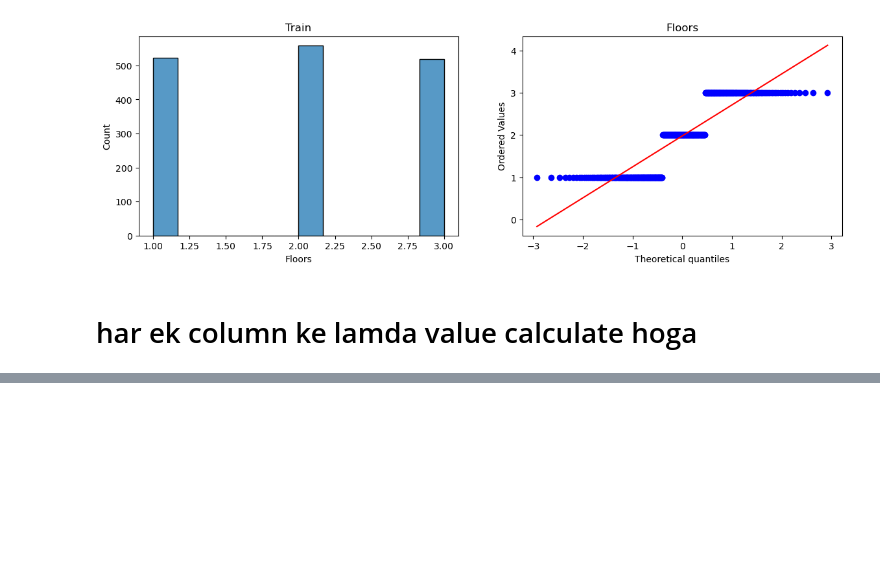
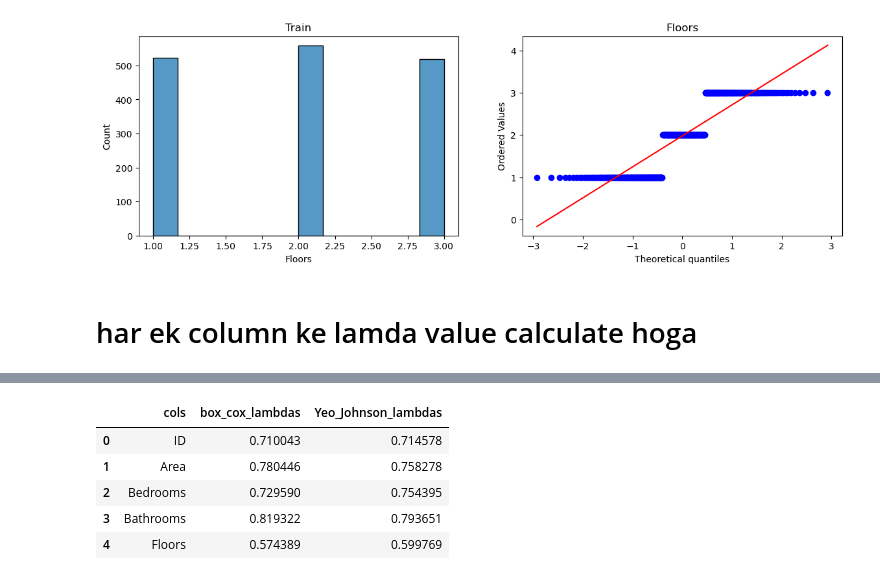
Before and after one commit to manishkumarmj/100_days_ml, a Jupyter notebook: ML_X/sefl_Learn/Day_31_Box_cox/G_BOX_COX.ipynb, the cells around one changed output, grey strips where cells are left out. Cells and saved outputs as stored; diff of their text form; code cells hidden in the pictures; blank space fills up the shorter version.

```diff
--- a/ML_X/sefl_Learn/Day_31_Box_cox/G_BOX_COX.ipynb
+++ b/ML_X/sefl_Learn/Day_31_Box_cox/G_BOX_COX.ipynb
@@ -98,0 +270,8 @@ pt = PowerTransformer(method='box-cox')
+# %%
+# applying cross val score
+
+pt = PowerTransformer()
+X_transformed2 = pt.fit_transform(X)
+
+lr = LinearRegression()
+np.mean(cross_val_score(lr,X_transformed2,y,scoring='r2'))
@@ -98,0 +397,10 @@ pt = PowerTransformer(method='box-cox')
+# %%
+# Side by side Lambdas
+pd.DataFrame({'cols':X_train.columns,'box_cox_lambdas':pt.lambdas_,'Yeo_Johnson_lambdas':pt1.lambdas_})
+# %% [output]
+|  | cols | box_cox_lambdas | Yeo_Johnson_lambdas |
+| 0 | ID | 0.710043 | 0.714578 |
+| 1 | Area | 0.780446 | 0.758278 |
+| 2 | Bedrooms | 0.729590 | 0.754395 |
+| 3 | Bathrooms | 0.819322 | 0.793651 |
+| 4 | Floors | 0.574389 | 0.599769 |
```
Also changed, not shown: parts of 8 cells of this notebook, 1 other file.
